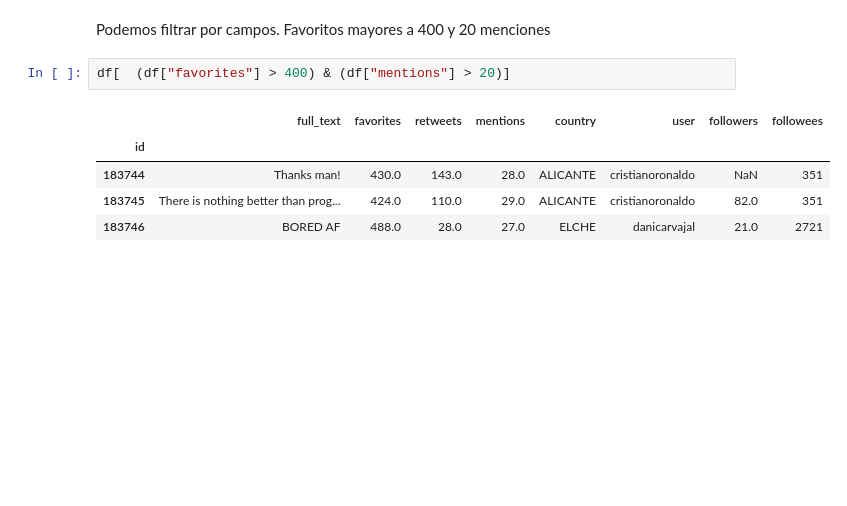
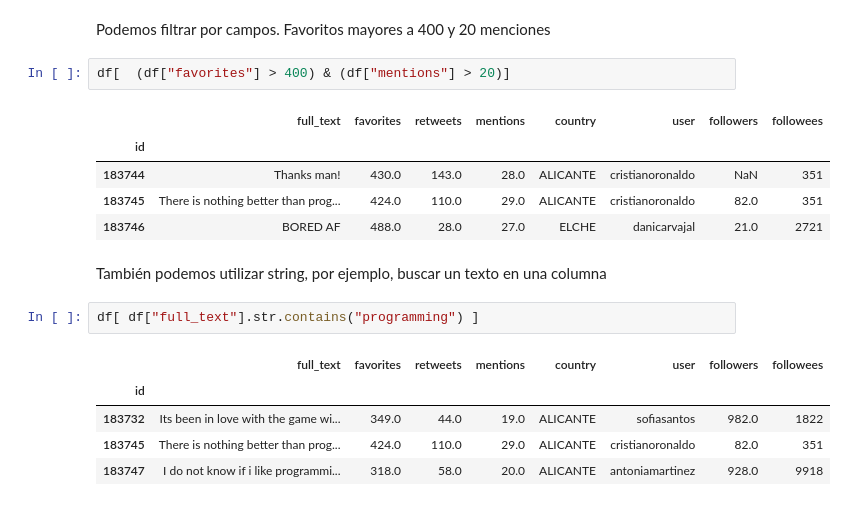
Before and after one commit to serraguti/pythoncienciadatos, a Jupyter notebook: ciencia05influencers.ipynb, the cells around one changed output. Drawn from its saved outputs; the diff is of its cells as text; blank space fills up the shorter version.

```diff
--- a/ciencia05influencers.ipynb
+++ b/ciencia05influencers.ipynb
@@ -57,3 +57,13 @@ df[  (df["favorites"] > 400) & (df["mentions"] > 20)]
 | 183744 | Thanks man! | 430.0 | 143.0 | 28.0 | ALICANTE | cristianoronaldo | NaN | 351 |
 | 183745 | There is nothing better than prog... | 424.0 | 110.0 | 29.0 | ALICANTE | cristianoronaldo | 82.0 | 351 |
 | 183746 | BORED AF | 488.0 | 28.0 | 27.0 | ELCHE | danicarvajal | 21.0 | 2721 |
+# %% [markdown]
+También podemos utilizar string, por ejemplo, buscar un texto en una columna
+# %%
+df[ df["full_text"].str.contains("programming") ]
+# %% [output]
+|  | full_text | favorites | retweets | mentions | country | user | followers | followees |
+| id |  |  |  |  |  |  |  |  |
+| 183732 | Its been in love with the game wi... | 349.0 | 44.0 | 19.0 | ALICANTE | sofiasantos | 982.0 | 1822 |
+| 183745 | There is nothing better than prog... | 424.0 | 110.0 | 29.0 | ALICANTE | cristianoronaldo | 82.0 | 351 |
+| 183747 | I do not know if i like programmi... | 318.0 | 58.0 | 20.0 | ALICANTE | antoniamartinez | 928.0 | 9918 |
```
Also changed, not shown: parts of 10 cells of this notebook, 3 other files.
